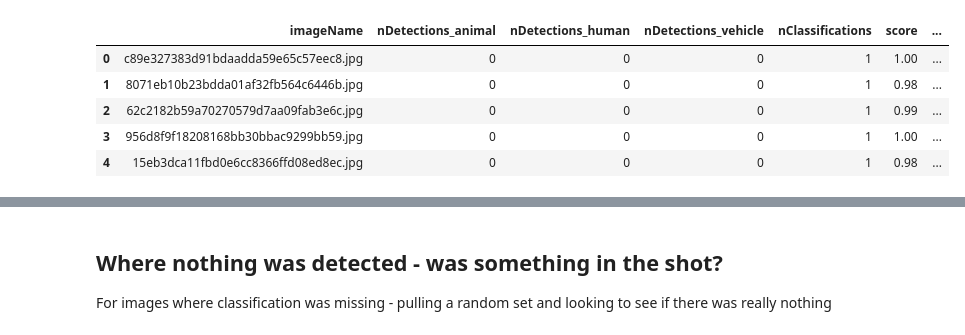
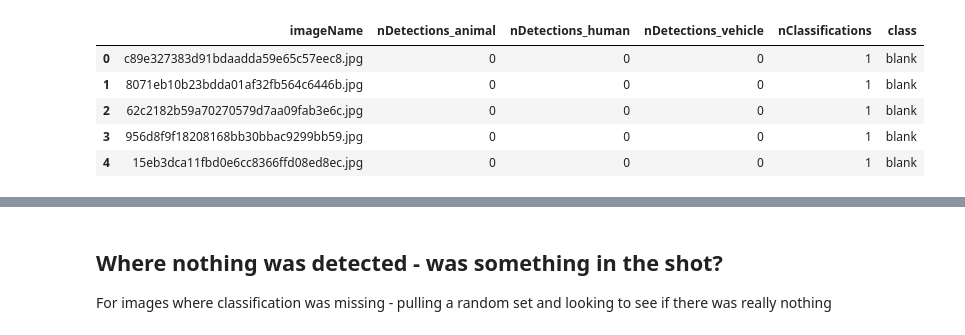
Before and after one commit to morescode-pm/urbanrivers-speciesnet-preview, a Jupyter notebook: runs/full-no-geo/eda-predict-full-no-geo.ipynb, the cells around one changed output, grey strips where cells are left out. Cells and saved outputs as stored; diff of their text form; code cells hidden in the pictures.

```diff
--- a/runs/full-no-geo/eda-predict-full-no-geo.ipynb
+++ b/runs/full-no-geo/eda-predict-full-no-geo.ipynb
@@ -6,7 +6,7 @@ master_json = "predictions_dict_master_fullnogeo.json"
 
 with open(master_json, "r") as f:
     data = json.load(f)
-    json_string = json.dumps(data['predictions'][1000], indent=3)
+    json_string = json.dumps(data['predictions'][55363], indent=3)
 
 print(json_string)
 # %% [output]
@@ -96,12 +113,14 @@ print(df.head())
 # %%
+# df before explosion
+
+with pd.option_context('display.max_colwidth', None):
+    display(df)
+
 # Now let's explode the classes tuples so we have a row per high confidence class - noting that the counts are not per class but for total detection type in image
 df2 = df.explode("highScoreClasses", ignore_index=True)
 
-# Normalize to flatten the dicts
-class_df = pd.json_normalize(df2["highScoreClasses"])
 
-# remove original column and join back to the df
-df2 = df.join(class_df).drop(columns=["highScoreClasses"])
-
-print(df2.head())
+with pd.option_context('display.max_colwidth', None):
+    display(df2[df2['nClassifications'] > 1 ])
+    display(df2.info())
 # %% [output]
@@ -128,15 +167,17 @@ print(df2.head())
 # %%
-# Make a custom column
-df2["simple_class"] = df2["class"].str.split(";").str[-1]
+# Split by ';' and take the last part
+df2['class'] = df2['highScoreClasses'].apply(lambda d: d.get('class') if isinstance(d, dict) else None).str.split(";").str[-1]
+
+df2 = df2.drop('highScoreClasses', axis=1)
 
 df2.head()
 # %% [output]
-|  | imageName | nDetections_animal | nDetections_human | nDetections_vehicle | nClassifications | score | ... |
-| 0 | c89e327383d91bdaadda59e65c57eec8.jpg | 0 | 0 | 0 | 1 | 1.00 | ... |
-| 1 | 8071eb10b23bdda01af32fb564c6446b.jpg | 0 | 0 | 0 | 1 | 0.98 | ... |
-| 2 | 62c2182b59a70270579d7aa09fab3e6c.jpg | 0 | 0 | 0 | 1 | 0.99 | ... |
-| 3 | 956d8f9f18208168bb30bbac9299bb59.jpg | 0 | 0 | 0 | 1 | 1.00 | ... |
-| 4 | 15eb3dca11fbd0e6cc8366ffd08ed8ec.jpg | 0 | 0 | 0 | 1 | 0.98 | ... |
+|  | imageName | nDetections_animal | nDetections_human | nDetections_vehicle | nClassifications | class |
+| 0 | c89e327383d91bdaadda59e65c57eec8.jpg | 0 | 0 | 0 | 1 | blank |
+| 1 | 8071eb10b23bdda01af32fb564c6446b.jpg | 0 | 0 | 0 | 1 | blank |
+| 2 | 62c2182b59a70270579d7aa09fab3e6c.jpg | 0 | 0 | 0 | 1 | blank |
+| 3 | 956d8f9f18208168bb30bbac9299bb59.jpg | 0 | 0 | 0 | 1 | blank |
+| 4 | 15eb3dca11fbd0e6cc8366ffd08ed8ec.jpg | 0 | 0 | 0 | 1 | blank |
 # %%
 # Save the df as a csv
 df2.to_csv("classified_images.csv")
```
Also changed, not shown: parts of 19 cells of this notebook, 4 other files.
